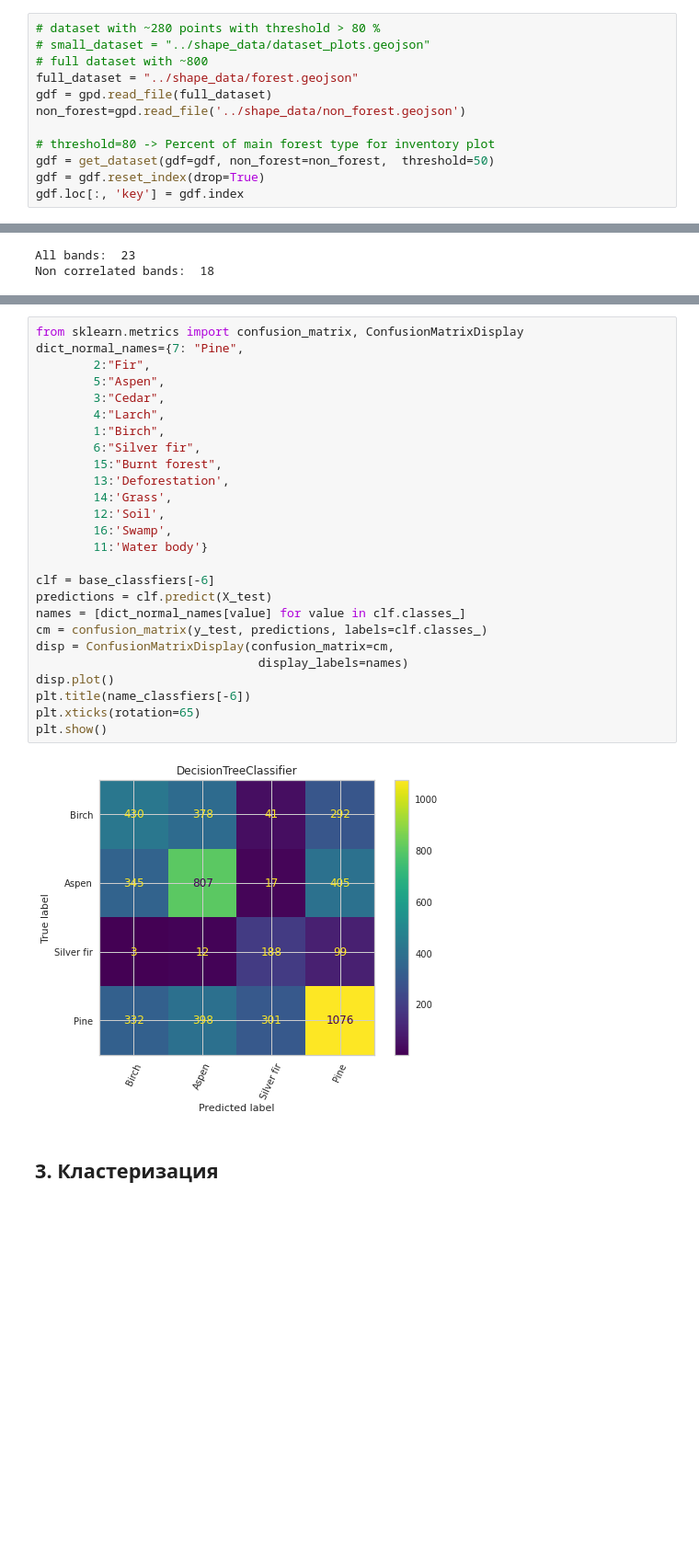
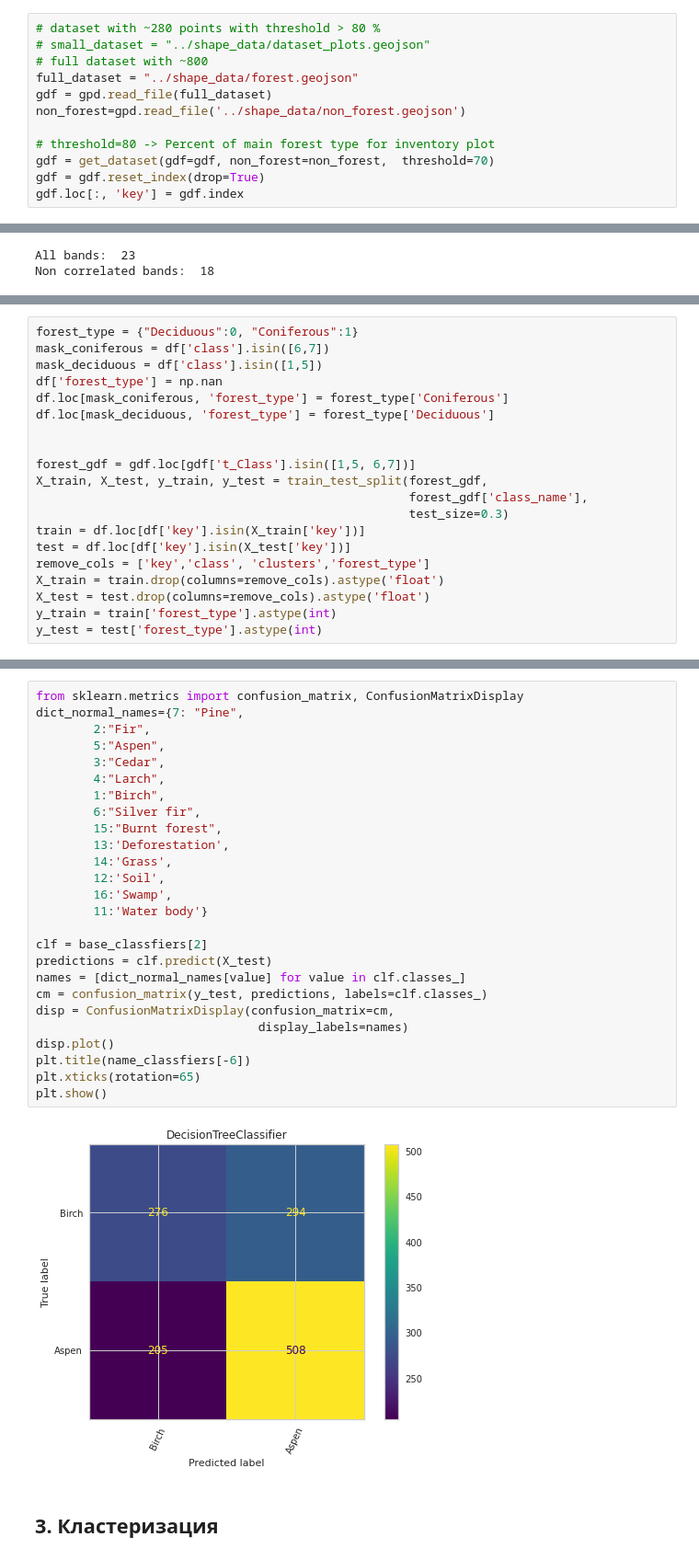
Before and after one commit to mishagrol/ForestMapping, a Jupyter notebook: notebooks/ForrestMapping.ipynb, the cells around one changed output, grey strips where cells are left out. Shown at 92% size. Saved outputs shown, nothing was run; the diff lists cells and outputs as text; blank space fills up the shorter version.

```diff
--- a/notebooks/ForrestMapping.ipynb
+++ b/notebooks/ForrestMapping.ipynb
@@ -93,7 +94,7 @@ gdf = gpd.read_file(full_dataset)
 non_forest=gpd.read_file('../shape_data/non_forest.geojson')
 
 # threshold=80 -> Percent of main forest type for inventory plot
-gdf = get_dataset(gdf=gdf, non_forest=non_forest,  threshold=50)
+gdf = get_dataset(gdf=gdf, non_forest=non_forest,  threshold=70)
 gdf = gdf.reset_index(drop=True)
 gdf.loc[:, 'key'] = gdf.index
 # %%
@@ -508,0 +460,20 @@ Done: GradientBoostingClassifier
+# %%
+forest_type = {"Deciduous":0, "Coniferous":1}
+mask_coniferous = df['class'].isin([6,7])
+mask_deciduous = df['class'].isin([1,5])
+df['forest_type'] = np.nan
+df.loc[mask_coniferous, 'forest_type'] = forest_type['Coniferous']
+df.loc[mask_deciduous, 'forest_type'] = forest_type['Deciduous']
+
+
+forest_gdf = gdf.loc[gdf['t_Class'].isin([1,5, 6,7])]
+X_train, X_test, y_train, y_test = train_test_split(forest_gdf,
+                                                    forest_gdf['class_name'],
+                                                    test_size=0.3)
+train = df.loc[df['key'].isin(X_train['key'])]
+test = df.loc[df['key'].isin(X_test['key'])]
+remove_cols = ['key','class', 'clusters','forest_type']
+X_train = train.drop(columns=remove_cols).astype('float')
+X_test = test.drop(columns=remove_cols).astype('float')
+y_train = train['forest_type'].astype(int)
+y_test = test['forest_type'].astype(int)
@@ -571,31 +778,31 @@ scores_model
 # %%
 from sklearn.metrics import confusion_matrix, ConfusionMatrixDisplay
 dict_normal_names={7: "Pine",
         2:"Fir",
         5:"Aspen",
         3:"Cedar",
         4:"Larch",
         1:"Birch",
         6:"Silver fir",
         15:"Burnt forest",
         13:'Deforestation',
         14:'Grass',
         12:'Soil',
         16:'Swamp',
         11:'Water body'}
 
-clf = base_classfiers[-6]
+clf = base_classfiers[2]
 predictions = clf.predict(X_test)
 names = [dict_normal_names[value] for value in clf.classes_]
 cm = confusion_matrix(y_test, predictions, labels=clf.classes_)
 disp = ConfusionMatrixDisplay(confusion_matrix=cm,
                                display_labels=names)
 disp.plot()
 plt.title(name_classfiers[-6])
 plt.xticks(rotation=65)
 plt.show()
 # %% [output]
-[figure, old version]
+[figure, new version]
 # %% [markdown]
 ## 3. Кластеризация
 # %%
```
Also changed, not shown: parts of 32 cells of this notebook, 6 other files.
